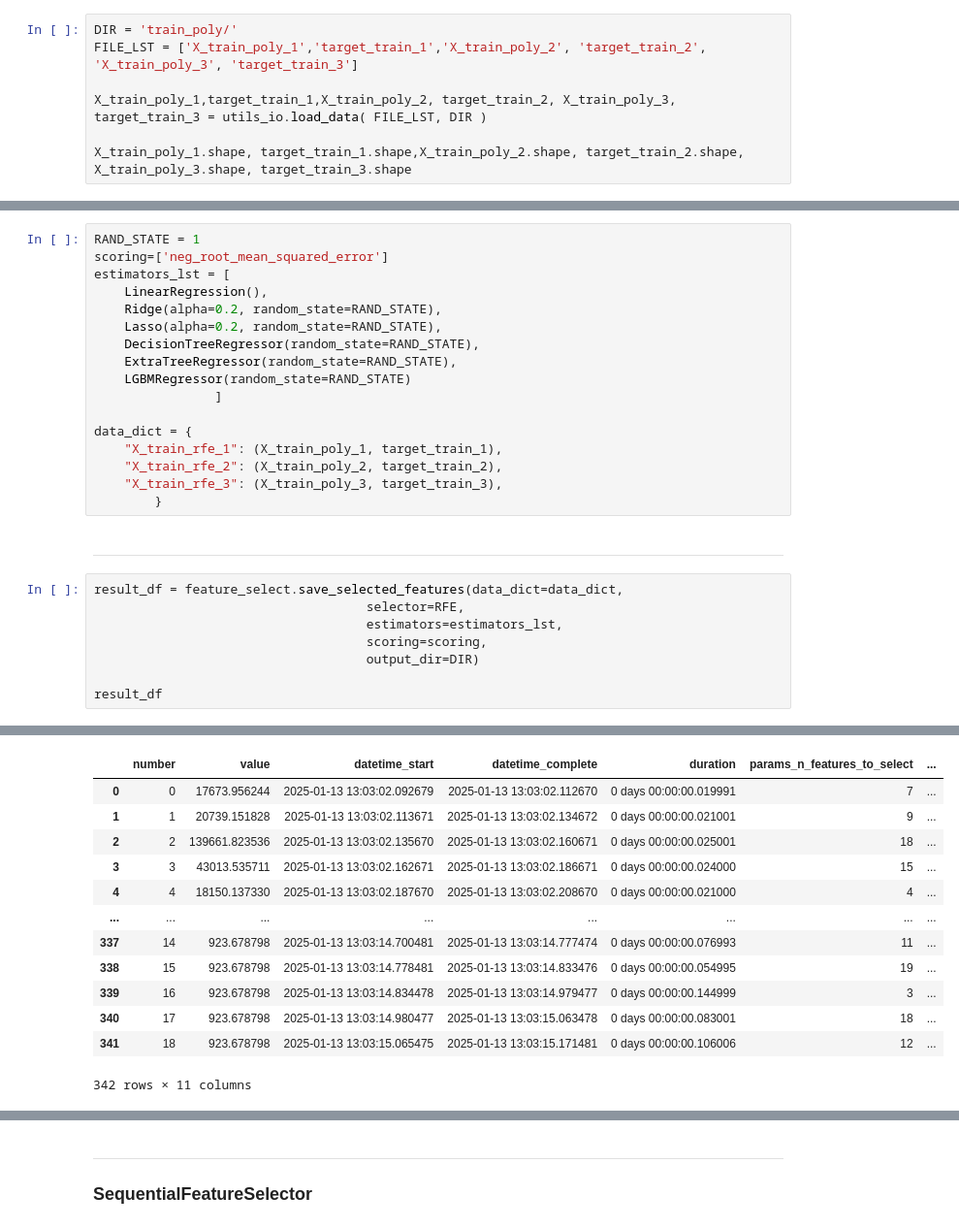
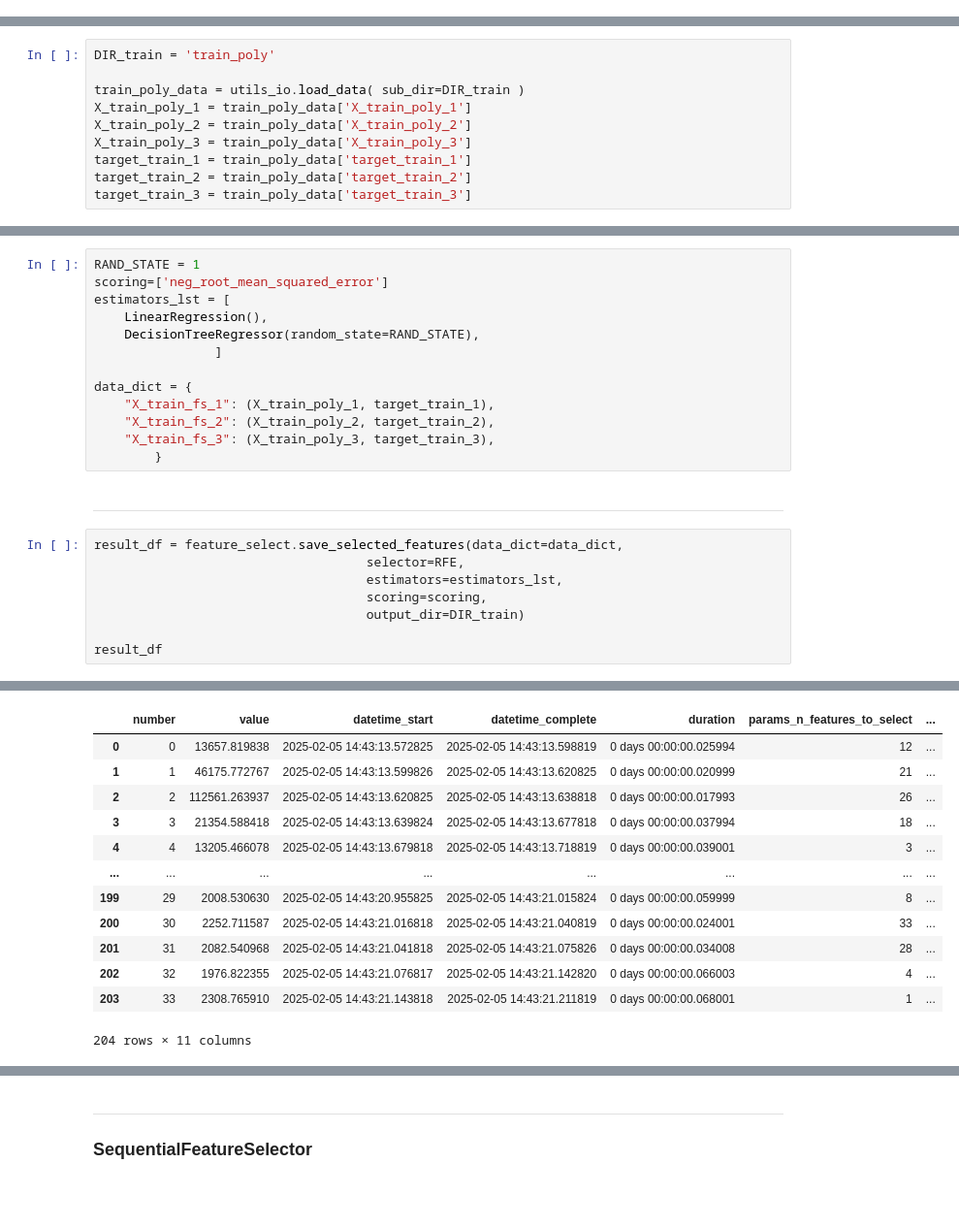
Before and after one commit to NazarovMichail/ds_nms, a Jupyter notebook: examples/feature_select_test.ipynb, the cells around one changed output, grey strips where cells are left out. Shown at 97% size. Cells and saved outputs as stored; diff of their text form; blank space fills up the shorter version.

```diff
--- a/examples/feature_select_test.ipynb
+++ b/examples/feature_select_test.ipynb
@@ -58,7 +54,0 @@ with open('data/train_poly/X_train_poly_1.pkl', 'rb') as file:
-# %%
-DIR = 'train_poly/'
-FILE_LST = ['X_train_poly_1','target_train_1','X_train_poly_2', 'target_train_2', 'X_train_poly_3', 'target_train_3']
-
-X_train_poly_1,target_train_1,X_train_poly_2, target_train_2, X_train_poly_3, target_train_3 = utils_io.load_data( FILE_LST, DIR )
-
-X_train_poly_1.shape, target_train_1.shape,X_train_poly_2.shape, target_train_2.shape, X_train_poly_3.shape, target_train_3.shape
@@ -72,0 +55,10 @@ X_train_poly_1.shape, target_train_1.shape,X_train_poly_2.shape, target_train_2.
+# %%
+DIR_train = 'train_poly'
+
+train_poly_data = utils_io.load_data( sub_dir=DIR_train )
+X_train_poly_1 = train_poly_data['X_train_poly_1']
+X_train_poly_2 = train_poly_data['X_train_poly_2']
+X_train_poly_3 = train_poly_data['X_train_poly_3']
+target_train_1 = train_poly_data['target_train_1']
+target_train_2 = train_poly_data['target_train_2']
+target_train_3 = train_poly_data['target_train_3']
@@ -176,17 +145,13 @@ RAND_STATE = 1
 scoring=['neg_root_mean_squared_error']
 estimators_lst = [
     LinearRegression(),
-    Ridge(alpha=0.2, random_state=RAND_STATE),
-    Lasso(alpha=0.2, random_state=RAND_STATE),
     DecisionTreeRegressor(random_state=RAND_STATE),
-    ExtraTreeRegressor(random_state=RAND_STATE),
-    LGBMRegressor(random_state=RAND_STATE)
                 ]
 
 data_dict = {
-    "X_train_rfe_1": (X_train_poly_1, target_train_1),
-    "X_train_rfe_2": (X_train_poly_2, target_train_2),
-    "X_train_rfe_3": (X_train_poly_3, target_train_3),
+    "X_train_fs_1": (X_train_poly_1, target_train_1),
+    "X_train_fs_2": (X_train_poly_2, target_train_2),
+    "X_train_fs_3": (X_train_poly_3, target_train_3),
         }
 # %% [markdown]
 ___
@@ -195,7 +160,7 @@ result_df = feature_select.save_selected_features(data_dict=data_dict,
                                     selector=RFE,
                                     estimators=estimators_lst,
                                     scoring=scoring,
-                                    output_dir=DIR)
+                                    output_dir=DIR_train)
 
 result_df
 # %% [output]
@@ -220,14 +173,14 @@ result_df
 |  | number | value | datetime_start | datetime_complete | duration | params_n_features_to_select | ... |
-| 0 | 0 | 17673.956244 | 2025-01-13 13:03:02.092679 | 2025-01-13 13:03:02.112670 | 0 days 00:00:00.019991 | 7 | ... |
-| 1 | 1 | 20739.151828 | 2025-01-13 13:03:02.113671 | 2025-01-13 13:03:02.134672 | 0 days 00:00:00.021001 | 9 | ... |
-| 2 | 2 | 139661.823536 | 2025-01-13 13:03:02.135670 | 2025-01-13 13:03:02.160671 | 0 days 00:00:00.025001 | 18 | ... |
-| 3 | 3 | 43013.535711 | 2025-01-13 13:03:02.162671 | 2025-01-13 13:03:02.186671 | 0 days 00:00:00.024000 | 15 | ... |
-| 4 | 4 | 18150.137330 | 2025-01-13 13:03:02.187670 | 2025-01-13 13:03:02.208670 | 0 days 00:00:00.021000 | 4 | ... |
+| 0 | 0 | 13657.819838 | 2025-02-05 14:43:13.572825 | 2025-02-05 14:43:13.598819 | 0 days 00:00:00.025994 | 12 | ... |
+| 1 | 1 | 46175.772767 | 2025-02-05 14:43:13.599826 | 2025-02-05 14:43:13.620825 | 0 days 00:00:00.020999 | 21 | ... |
+| 2 | 2 | 112561.263937 | 2025-02-05 14:43:13.620825 | 2025-02-05 14:43:13.638818 | 0 days 00:00:00.017993 | 26 | ... |
+| 3 | 3 | 21354.588418 | 2025-02-05 14:43:13.639824 | 2025-02-05 14:43:13.677818 | 0 days 00:00:00.037994 | 18 | ... |
+| 4 | 4 | 13205.466078 | 2025-02-05 14:43:13.679818 | 2025-02-05 14:43:13.718819 | 0 days 00:00:00.039001 | 3 | ... |
 | ... | ... | ... | ... | ... | ... | ... | ... |
-| 337 | 14 | 923.678798 | 2025-01-13 13:03:14.700481 | 2025-01-13 13:03:14.777474 | 0 days 00:00:00.076993 | 11 | ... |
-| 338 | 15 | 923.678798 | 2025-01-13 13:03:14.778481 | 2025-01-13 13:03:14.833476 | 0 days 00:00:00.054995 | 19 | ... |
-| 339 | 16 | 923.678798 | 2025-01-13 13:03:14.834478 | 2025-01-13 13:03:14.979477 | 0 days 00:00:00.144999 | 3 | ... |
-| 340 | 17 | 923.678798 | 2025-01-13 13:03:14.980477 | 2025-01-13 13:03:15.063478 | 0 days 00:00:00.083001 | 18 | ... |
-| 341 | 18 | 923.678798 | 2025-01-13 13:03:15.065475 | 2025-01-13 13:03:15.171481 | 0 days 00:00:00.106006 | 12 | ... |
+| 199 | 29 | 2008.530630 | 2025-02-05 14:43:20.955825 | 2025-02-05 14:43:21.015824 | 0 days 00:00:00.059999 | 8 | ... |
+| 200 | 30 | 2252.711587 | 2025-02-05 14:43:21.016818 | 2025-02-05 14:43:21.040819 | 0 days 00:00:00.024001 | 33 | ... |
+| 201 | 31 | 2082.540968 | 2025-02-05 14:43:21.041818 | 2025-02-05 14:43:21.075826 | 0 days 00:00:00.034008 | 28 | ... |
+| 202 | 32 | 1976.822355 | 2025-02-05 14:43:21.076817 | 2025-02-05 14:43:21.142820 | 0 days 00:00:00.066003 | 4 | ... |
+| 203 | 33 | 2308.765910 | 2025-02-05 14:43:21.143818 | 2025-02-05 14:43:21.211819 | 0 days 00:00:00.068001 | 1 | ... |
-342 rows × 11 columns
+204 rows × 11 columns
 # %%
```
Also changed, not shown: parts of 20 cells of this notebook, 3 other files.
